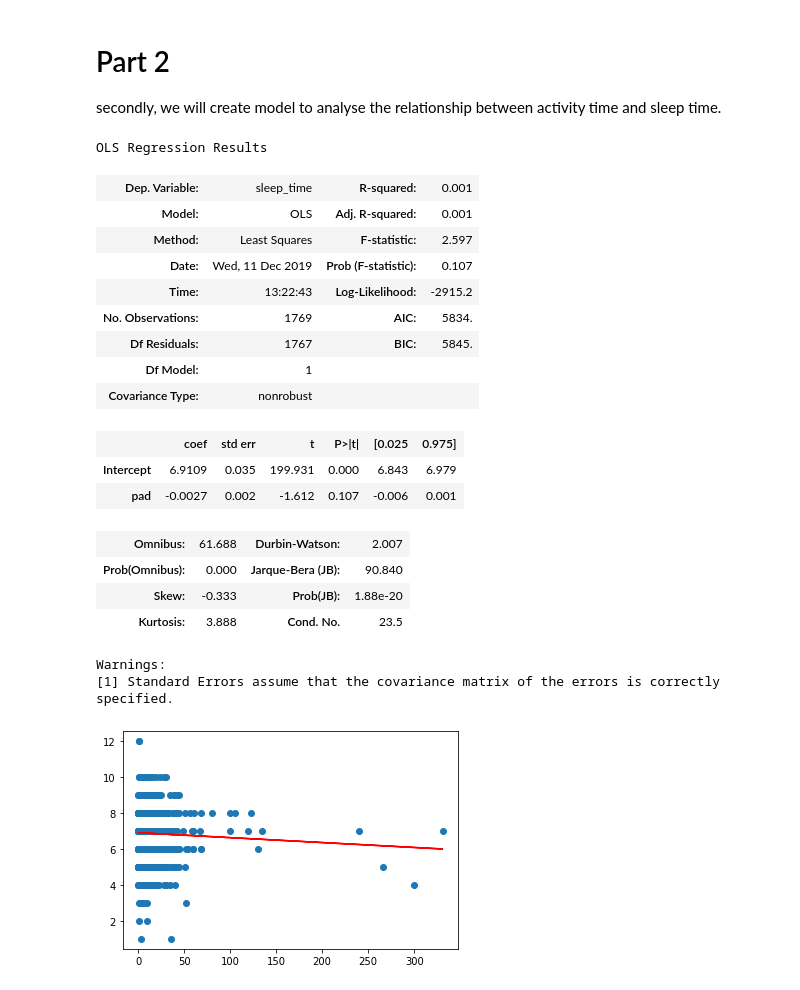
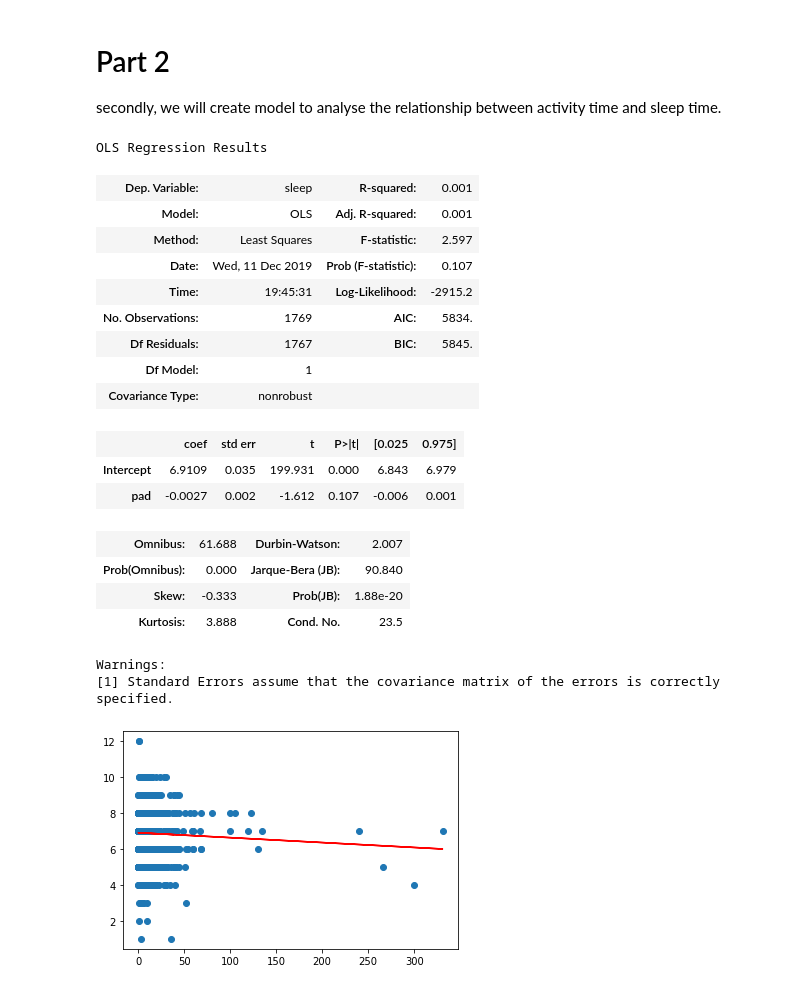
Before and after one commit to xinyangqi/506-group-12-project-, a Jupyter notebook: 506 group project.ipynb, the cells around one changed output. Saved outputs shown, nothing was run; the diff lists cells and outputs as text; code cells hidden in the pictures.

```diff
--- a/506 group project.ipynb
+++ b/506 group project.ipynb
@@ -45,7 +45,7 @@ data=data[data.ALQ130<800]
 data=data.dropna()
 data=data.groupby('SEQN').mean()
 # %%
-data.columns=['alcohol','act_level','act_times','act_durat','sleep_time','energy','sugars','caffeine','gender','age','race','inc','winter']
+data.columns=['alcohol','act_level','act_times','act_durat','sleep','energy','sugars','caffeine','gender','age','race','inc','winter']
 # %%
 data['gender']=data['gender']-1
 data['Mex']=1*(data['race']==1)
@@ -170,15 +136,15 @@ From the summary above, we find that compared with other predictors, the effect
 
 secondly, we will create model to analyse the relationship between activity time and sleep time.
 # %%
-mod3 = smf.ols(formula='sleep_time ~ pad',data = data).fit()
+mod3 = smf.ols(formula='sleep ~ pad',data = data).fit()
 mod3.summary()
 # %% [output]
 OLS Regression Results
-| Dep. Variable: | sleep_time | R-squared: | 0.001 |
+| Dep. Variable: | sleep | R-squared: | 0.001 |
 | Model: | OLS | Adj. R-squared: | 0.001 |
 | Method: | Least Squares | F-statistic: | 2.597 |
 | Date: | Wed, 11 Dec 2019 | Prob (F-statistic): | 0.107 |
-| Time: | 13:22:43 | Log-Likelihood: | -2915.2 |
+| Time: | 19:45:31 | Log-Likelihood: | -2915.2 |
 | No. Observations: | 1769 | AIC: | 5834. |
 | Df Residuals: | 1767 | BIC: | 5845. |
 | Df Model: | 1 |  |  |
```
Also changed, not shown: parts of 15 cells of this notebook.
